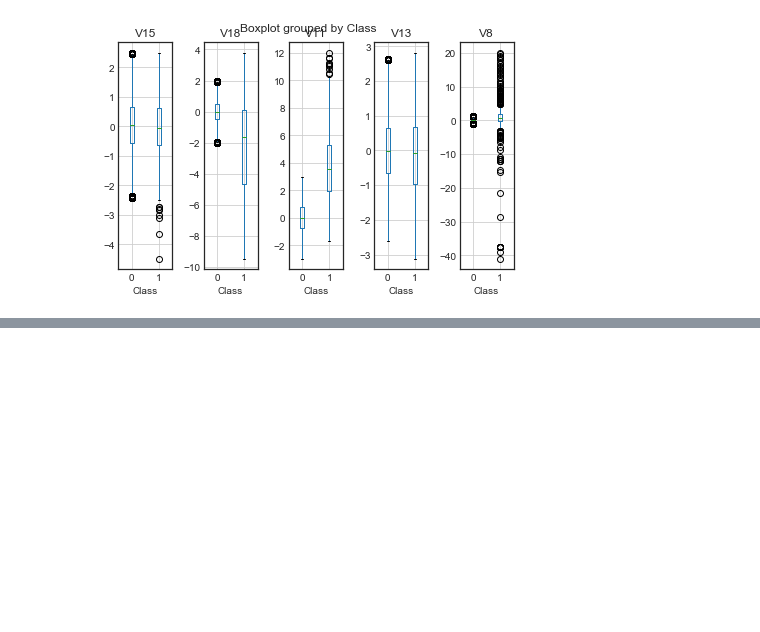
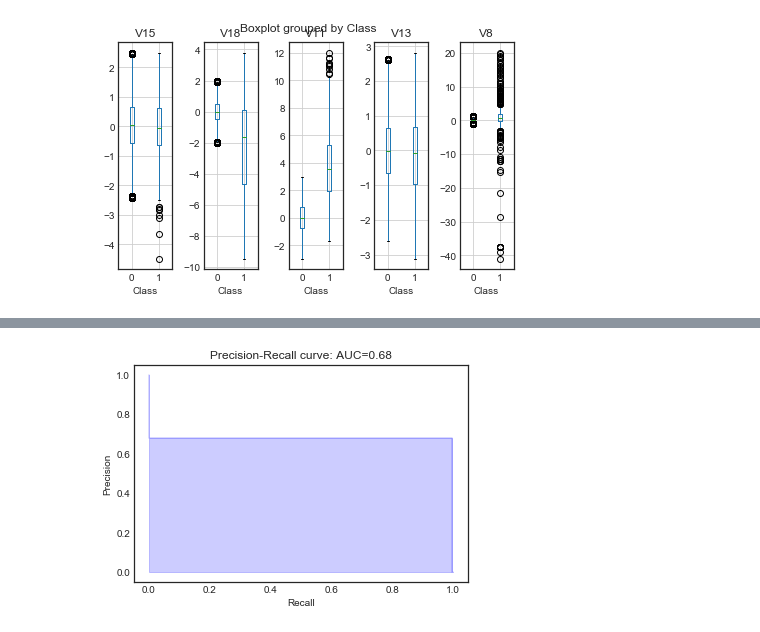
Before and after one commit to NekuSakuraba/machine-learning, a Jupyter notebook: projects/capstone/project/Project Development.ipynb, the cells around one changed output, grey strips where cells are left out. Saved outputs shown, nothing was run; the diff lists cells and outputs as text; code cells hidden in the pictures; blank space fills up the shorter version.

```diff
--- a/projects/capstone/project/Project Development.ipynb
+++ b/projects/capstone/project/Project Development.ipynb
@@ -419,0 +479,3 @@ X, y = legit.iloc[:,:-1], legit.iloc[:,-1]
+# %%
+rus = RandomUnderSampler(ratio={0:246*60, 1:246}, random_state=0, return_indices=True)
+X_resampled, y_resampled, idxes = rus.fit_sample(X, y)
@@ -419,0 +489,3 @@ X, y = legit.iloc[:,:-1], legit.iloc[:,-1]
+# %%
+y_pred = nb_clf.predict(X[~y.index.isin(idxs)])
+y_true = y[~y.index.isin(idxs)]
@@ -419,0 +503,10 @@ X, y = legit.iloc[:,:-1], legit.iloc[:,-1]
+# %%
+plt.step(recall, precision, color='b', alpha=0.2, where='post')
+plt.fill_between(recall, precision, step='post', alpha=0.2, color='b')
+
+plt.xlabel('Recall')
+plt.ylabel('Precision')
+plt.title('Precision-Recall curve: AUC={0:0.2f}'.format(auc))
+plt.show()
+# %% [output]
+[figure, added]
```
Also changed, not shown: parts of 17 cells of this notebook.
